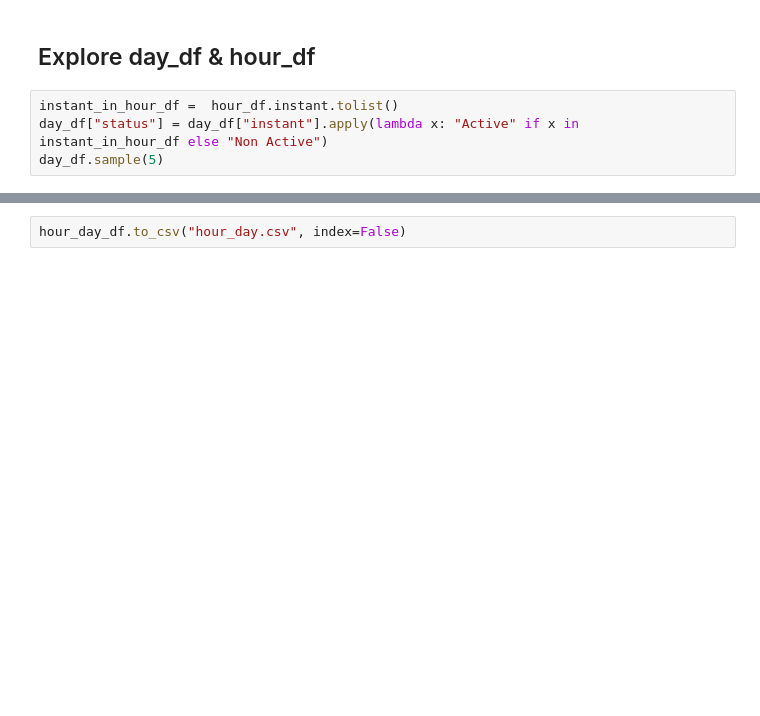
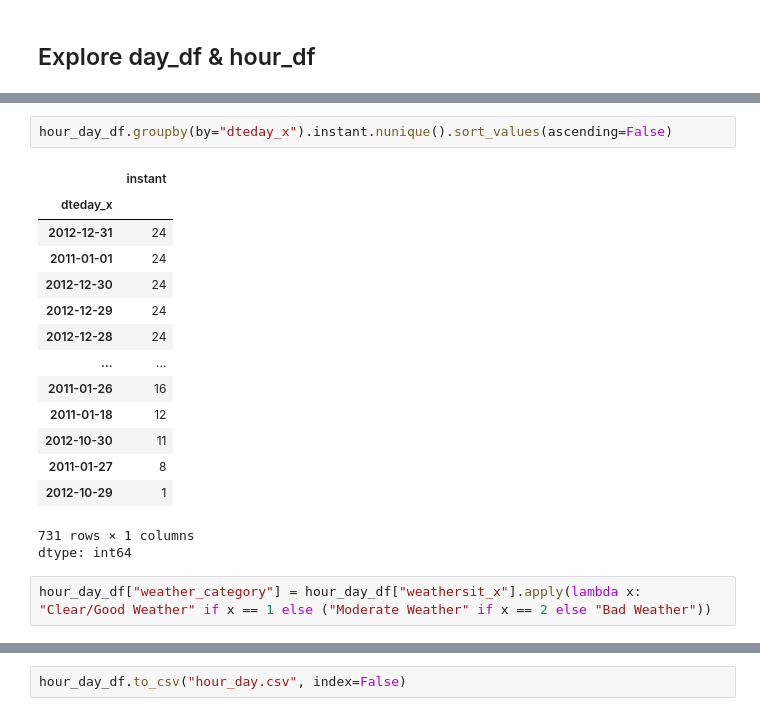
Before and after one commit to rifkurniawan-dev/projek_arif, a Jupyter notebook: Proyek_Analisis_Data_Arif.ipynb, the cells around one changed output, grey strips where cells are left out. Saved outputs shown, nothing was run; the diff lists cells and outputs as text; blank space fills up the shorter version.

```diff
--- a/Proyek_Analisis_Data_Arif.ipynb
+++ b/Proyek_Analisis_Data_Arif.ipynb
@@ -435,6 +436,2 @@ dtype: int64
 # %% [markdown]
 ## Explore day_df & hour_df
-# %%
-instant_in_hour_df =  hour_df.instant.tolist()
-day_df["status"] = day_df["instant"].apply(lambda x: "Active" if x in instant_in_hour_df else "Non Active")
-day_df.sample(5)
@@ -489,3 +468,23 @@ hour_day_df.groupby(by="weathersit_x").instant.nunique().sort_values(ascending=F
 | 1 | 2 | 4544 |
 | 2 | 3 | 1419 |
 | 3 | 4 | 3 |
+# %%
+hour_day_df.groupby(by="dteday_x").instant.nunique().sort_values(ascending=False)
+# %% [output]
+|  | instant |
+| dteday_x |  |
+| 2012-12-31 | 24 |
+| 2011-01-01 | 24 |
+| 2012-12-30 | 24 |
+| 2012-12-29 | 24 |
+| 2012-12-28 | 24 |
+| ... | ... |
+| 2011-01-26 | 16 |
+| 2011-01-18 | 12 |
+| 2012-10-30 | 11 |
+| 2011-01-27 | 8 |
+| 2012-10-29 | 1 |
+731 rows × 1 columns
+dtype: int64
+# %%
+hour_day_df["weather_category"] = hour_day_df["weathersit_x"].apply(lambda x: "Clear/Good Weather" if x == 1 else ("Moderate Weather" if x == 2 else "Bad Weather"))
```
Also changed, not shown: parts of 15 cells of this notebook.
